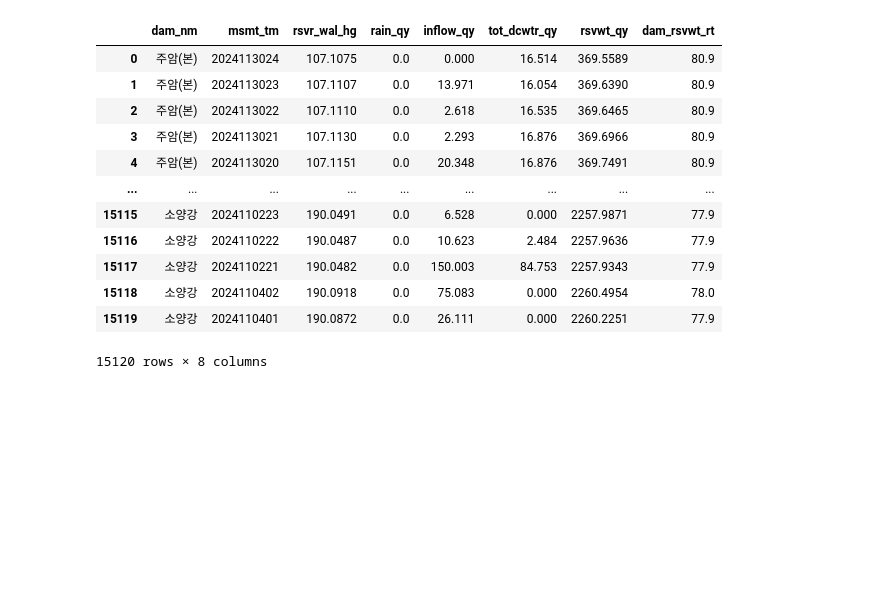
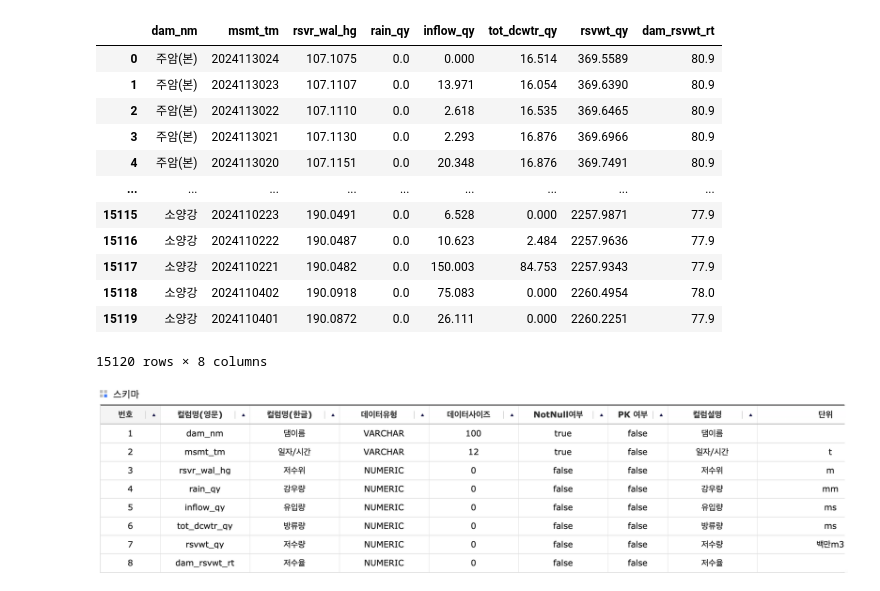
Before and after one commit to ColdTbrew/SKT_FLY_AI_notes, a Jupyter notebook: 1주차/숙제/homework.ipynb, the cells around one changed output. Cells and saved outputs as stored; diff of their text form; code cells hidden in the pictures; blank space fills up the shorter version.

```diff
--- a/1주차/숙제/homework.ipynb
+++ b/1주차/숙제/homework.ipynb
@@ -22,3 +22,6 @@ df
 15120 rows × 8 columns
 # %%
 from IPython.display import Image
+Image('스키마.png')
+# %% [output]
+[figure, added]
```
Also changed, not shown: parts of 12 cells of this notebook, 1 other file.
